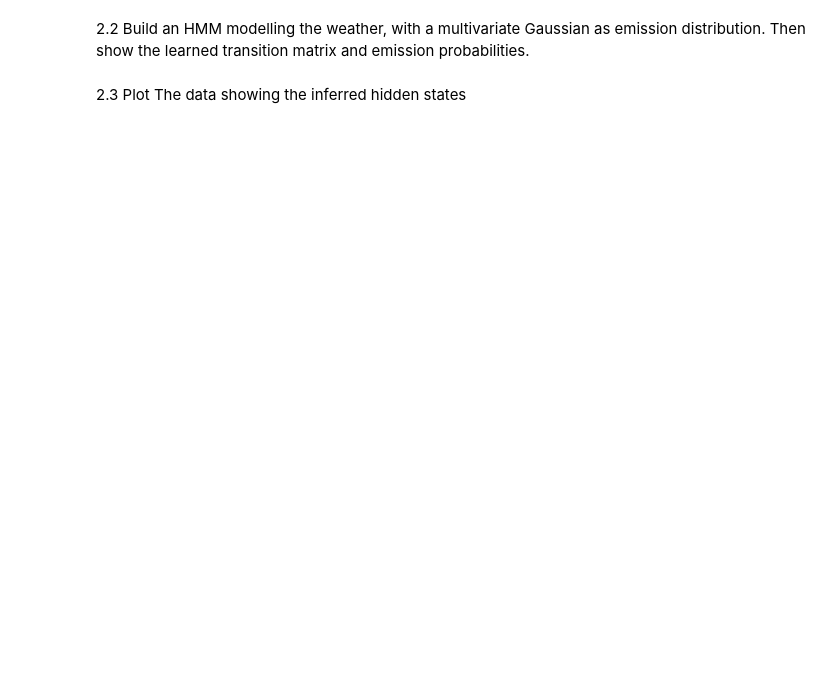
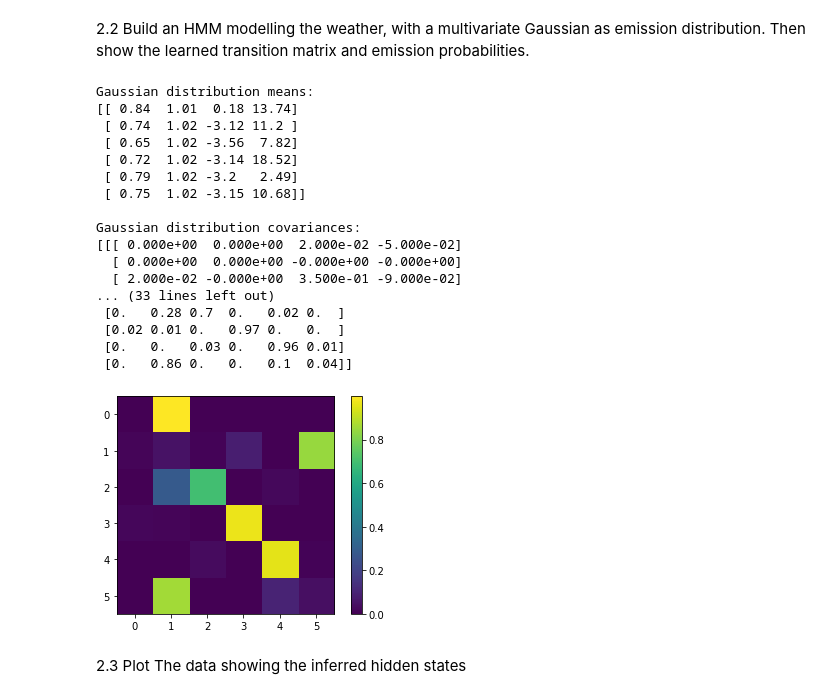
Before and after one commit to DavideScassola/PML2024, a Jupyter notebook: Notebooks/05_HMM.ipynb, the cells around one changed output. Saved outputs shown, nothing was run; the diff lists cells and outputs as text; code cells hidden in the pictures; blank space fills up the shorter version.

```diff
--- a/Notebooks/05_HMM.ipynb
+++ b/Notebooks/05_HMM.ipynb
@@ -194,3 +196,13 @@ _ = plt.colorbar()
 1.2 Why the sequence of $z_i$ that maximizes the posteriors $p(z_i)$ is not equal to the most probable sequence $z_i$ found with the Viterbi algorithm?
 # %% [markdown]
 2.1 Load the dataset from https://raw.githubusercontent.com/DavideScassola/PML2024/main/data/weather_prediction_dataset.csv
+# %%
+import pandas as pd
+import numpy as np
+from hmmlearn import hmm
+import matplotlib.pyplot as plt
+
+DATASET_URL = 'https://raw.githubusercontent.com/DavideScassola/PML2024/main/data/weather_prediction_dataset.csv'
+df = pd.read_csv(DATASET_URL)
+df['DATE'] = pd.to_datetime(df['DATE'])
+df
@@ -197,4 +223,46 @@ _ = plt.colorbar()
 # %% [markdown]
 2.2 Build an HMM modelling the weather, with a multivariate Gaussian as emission distribution.  Then show the learned transition matrix and emission probabilities.
+# %%
+df['BASEL_log_precipitation'] = np.log(df['BASEL_precipitation'] + 0.01)
+
+COLUMNS = ['BASEL_humidity', 'BASEL_pressure', 'BASEL_log_precipitation', 'BASEL_temp_mean']
+N_COMPONENTS = 6
+X = df[COLUMNS].values
+model = hmm.GaussianHMM(n_components=N_COMPONENTS, covariance_type='full')
+model.fit(X)
+
+print("\nGaussian distribution means:")
+print(np.round(model.means_, 2))
+
+print("\nGaussian distribution covariances:")
+print(np.round(model.covars_, 2))
+
+print("\nStart probabilities:")
+print(np.round(model.startprob_, 2))
+
+print("\nTransition matrix:")
+print(np.round(model.transmat_,2))
+
+_ = plt.imshow(model.transmat_)
+_ = plt.colorbar()
+# %% [output]
+Gaussian distribution means:
+[[ 0.84  1.01  0.18 13.74]
+ [ 0.74  1.02 -3.12 11.2 ]
+ [ 0.65  1.02 -3.56  7.82]
+ [ 0.72  1.02 -3.14 18.52]
+ [ 0.79  1.02 -3.2   2.49]
+ [ 0.75  1.02 -3.15 10.68]]
+
+Gaussian distribution covariances:
+[[[ 0.000e+00  0.000e+00  2.000e-02 -5.000e-02]
+  [ 0.000e+00  0.000e+00 -0.000e+00 -0.000e+00]
+  [ 2.000e-02 -0.000e+00  3.500e-01 -9.000e-02]
+... (33 lines left out)
+ [0.   0.28 0.7  0.   0.02 0.  ]
+ [0.02 0.01 0.   0.97 0.   0.  ]
+ [0.   0.   0.03 0.   0.96 0.01]
+ [0.   0.86 0.   0.   0.1  0.04]]
+[figure, added]
 # %% [markdown]
 2.3 Plot The data showing the inferred hidden states
```
Also changed, not shown: parts of 5 cells of this notebook.
